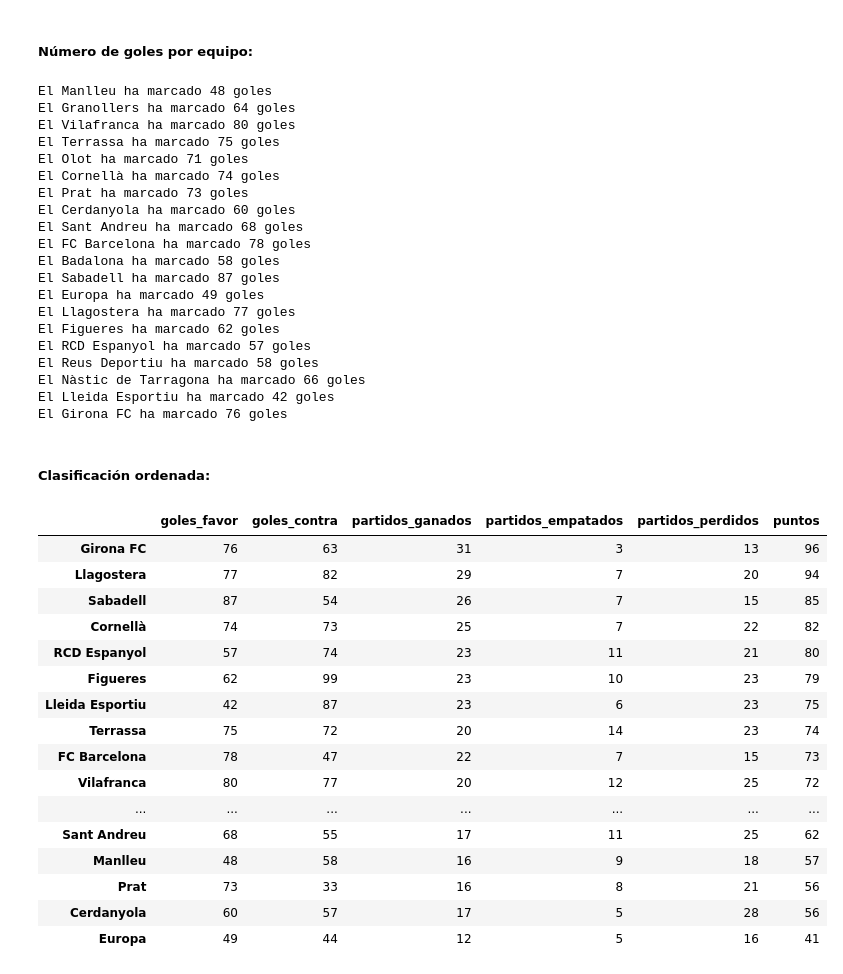
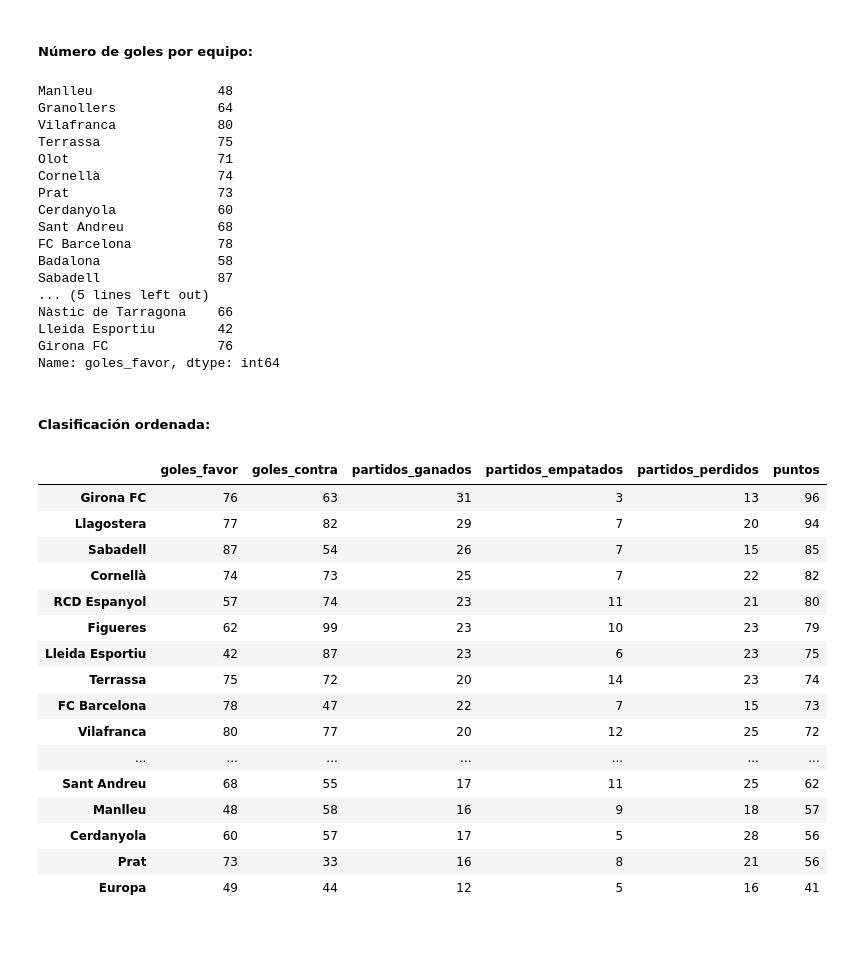
Before and after one commit to noelcarrionmatias/IT_Data, a Jupyter notebook: Especializacion/7_Sprint/codigo_sprint7_noel.ipynb, the cells around one changed output. Cells and saved outputs as stored; diff of their text form; code cells hidden in the pictures; blank space fills up the shorter version.

```diff
--- a/Especializacion/7_Sprint/codigo_sprint7_noel.ipynb
+++ b/Especializacion/7_Sprint/codigo_sprint7_noel.ipynb
@@ -658,7 +711,7 @@ Cada valor se agrega al diccionario que he creado 'dicc_liga' y suma +1 al id pa
 def estructurar_partidos(datos_liga):
     id = 0
     dicc_liga = {}
-    for partido in data_liga.strip().split('\n'):
+    for partido in datos_liga.strip().split('\n'):
         equipo_local, resultado, equipo_visitante = partido.split('\t')
         goles_local, goles_visitante = resultado.split('-')
 
@@ -755,23 +806,26 @@ def calcular_puntos(equipos, partidos_liga):
                 equipos[stats['equipo_visitante']]['puntos'] += 1
 
     return equipos
+# %%
+def crear_dataframe(data_final):
+    tabla_liga = pd.DataFrame(data_final).T
+
+    return tabla_liga
 # %% [markdown]
 Funcion de todo junto y devuelve diccionario final
 # %%
 def main_clasificacion(datos_liga):
-    partidos = estructurar_partidos(datos_liga)
+    archivo_data = leer_archivo_txt(datos_liga)
+    partidos = estructurar_partidos(archivo_data)
     equipos = obtener_equipos(partidos)
     goles_partidos = obtener_goles(equipos, partidos)
-    return calcular_puntos(goles_partidos, partidos)
+    liga_completa = calcular_puntos(goles_partidos, partidos)
+    return crear_dataframe(liga_completa)
 # %% [markdown]
 Con pandas creo un dataframe. Para que la tabla salga igual que la que pide el ejercicio, uso df.T que transpone las columnas a filas y viceversa.
 # %%
-equipos = main_clasificacion(data_liga)
-import pandas as pd
-
-tabla_liga = pd.DataFrame(equipos).T
-
-tabla_liga
+tabla_final = main_clasificacion('historic partits.txt')
+tabla_final
 # %% [output]
 |  | goles_favor | goles_contra | partidos_ganados | partidos_empatados | partidos_perdidos | puntos |
 | Manlleu | 48 | 58 | 16 | 9 | 18 | 57 |
@@ -825,49 +881,45 @@ El equipo más goleado es: Figueres
 # %% [markdown]
 ##### Número de goles por equipo:
 # %%
-for equipo, datos in equipos.items():
-    print(f"El {equipo} ha marcado {datos['goles_favor']} goles")
+tabla_final['goles_favor']
 # %% [output]
-El Manlleu ha marcado 48 goles
-El Granollers ha marcado 64 goles
-El Vilafranca ha marcado 80 goles
-El Terrassa ha marcado 75 goles
-El Olot ha marcado 71 goles
-El Cornellà ha marcado 74 goles
-El Prat ha marcado 73 goles
-El Cerdanyola ha marcado 60 goles
-El Sant Andreu ha marcado 68 goles
-El FC Barcelona ha marcado 78 goles
-El Badalona ha marcado 58 goles
-El Sabadell ha marcado 87 goles
-El Europa ha marcado 49 goles
-El Llagostera ha marcado 77 goles
-El Figueres ha marcado 62 goles
-El RCD Espanyol ha marcado 57 goles
-El Reus Deportiu ha marcado 58 goles
-El Nàstic de Tarragona ha marcado 66 goles
-El Lleida Esportiu ha marcado 42 goles
-El Girona FC ha marcado 76 goles
+Manlleu                48
+Granollers             64
+Vilafranca             80
+Terrassa               75
+Olot                   71
+Cornellà               74
+Prat                   73
+Cerdanyola             60
+Sant Andreu            68
+FC Barcelona           78
+Badalona               58
+Sabadell               87
+... (5 lines left out)
+Nàstic de Tarragona    66
+Lleida Esportiu        42
+Girona FC              76
+Name: goles_favor, dtype: int64
 # %% [markdown]
 ##### Clasificación ordenada:
 # %%
-clasificacion = tabla_liga.sort_values(ascending=False,by=['puntos','goles_favor','goles_contra'])
+clasificacion = tabla_final.sort_values(ascending=False,by=['puntos','partidos_ganados','goles_favor','partidos_empatados','goles_contra','partidos_perdidos'])
 clasificacion
 # %% [output]
 |  | goles_favor | goles_contra | partidos_ganados | partidos_empatados | partidos_perdidos | puntos |
 | Girona FC | 76 | 63 | 31 | 3 | 13 | 96 |
 | Llagostera | 77 | 82 | 29 | 7 | 20 | 94 |
 | Sabadell | 87 | 54 | 26 | 7 | 15 | 85 |
 | Cornellà | 74 | 73 | 25 | 7 | 22 | 82 |
 | RCD Espanyol | 57 | 74 | 23 | 11 | 21 | 80 |
 | Figueres | 62 | 99 | 23 | 10 | 23 | 79 |
 | Lleida Esportiu | 42 | 87 | 23 | 6 | 23 | 75 |
 | Terrassa | 75 | 72 | 20 | 14 | 23 | 74 |
 | FC Barcelona | 78 | 47 | 22 | 7 | 15 | 73 |
 | Vilafranca | 80 | 77 | 20 | 12 | 25 | 72 |
 | ... | ... | ... | ... | ... | ... | ... |
 | Sant Andreu | 68 | 55 | 17 | 11 | 25 | 62 |
 | Manlleu | 48 | 58 | 16 | 9 | 18 | 57 |
+| Cerdanyola | 60 | 57 | 17 | 5 | 28 | 56 |
 | Prat | 73 | 33 | 16 | 8 | 21 | 56 |
-| Cerdanyola | 60 | 57 | 17 | 5 | 28 | 56 |
 | Europa | 49 | 44 | 12 | 5 | 16 | 41 |
```
Also changed, not shown: parts of 59 cells of this notebook, 1 other file.
